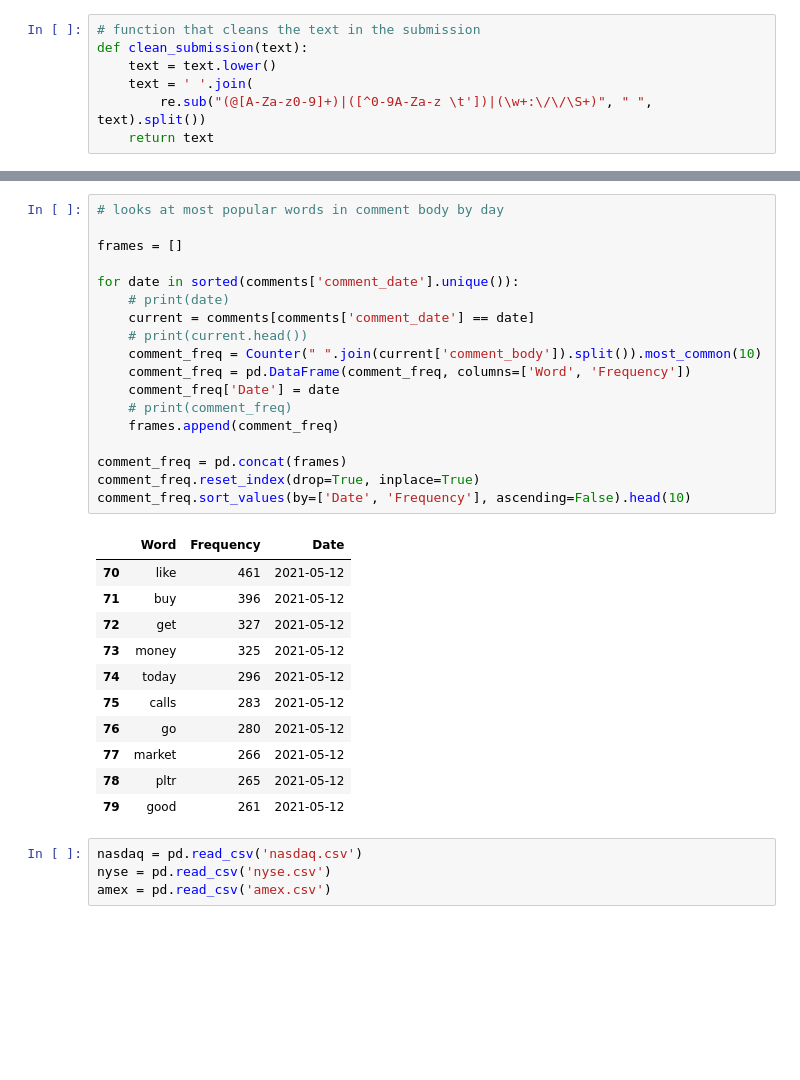
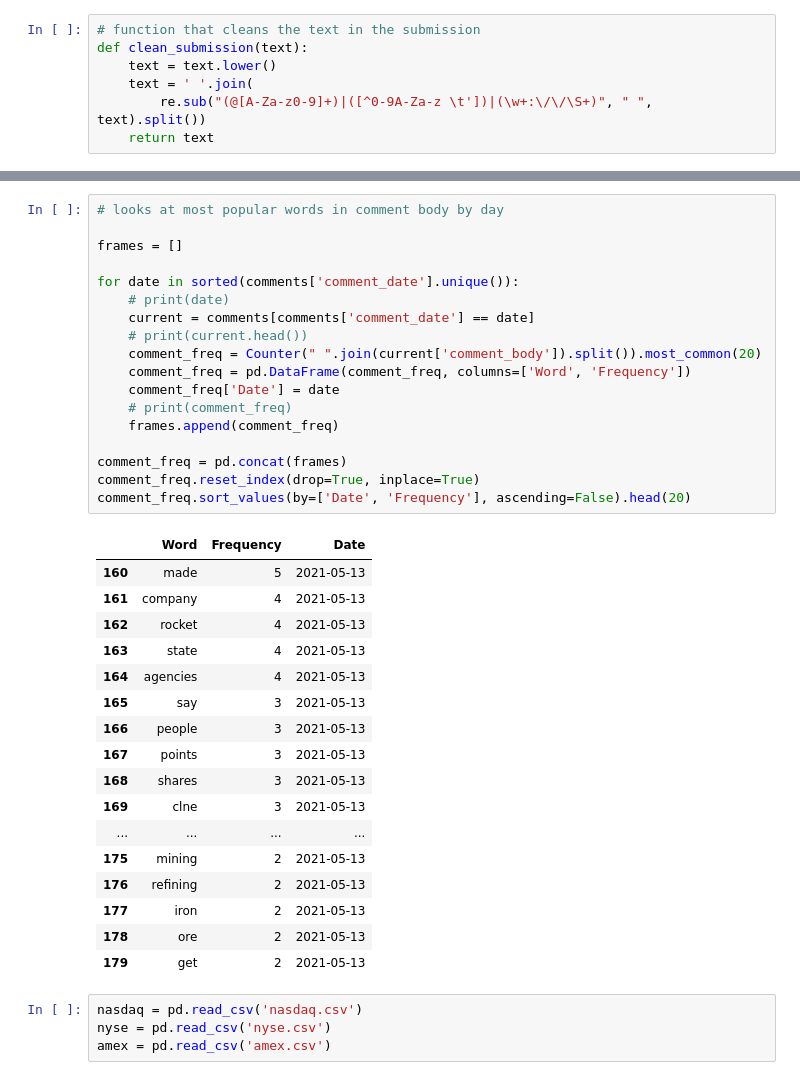
Before and after one commit to jbell1991/reddit-scraping, a Jupyter notebook: data-analysis.ipynb, the cells around one changed output, grey strips where cells are left out. Cells and saved outputs as stored; diff of their text form; blank space fills up the shorter version.

```diff
--- a/data-analysis.ipynb
+++ b/data-analysis.ipynb
@@ -316,33 +316,39 @@ comments.head()
 # %%
 # looks at most popular words in comment body by day
 
 frames = []
 
 for date in sorted(comments['comment_date'].unique()):
     # print(date)
     current = comments[comments['comment_date'] == date]
     # print(current.head())
-    comment_freq = Counter(" ".join(current['comment_body']).split()).most_common(10)
+    comment_freq = Counter(" ".join(current['comment_body']).split()).most_common(20)
     comment_freq = pd.DataFrame(comment_freq, columns=['Word', 'Frequency'])
     comment_freq['Date'] = date
     # print(comment_freq)
     frames.append(comment_freq)
 
 comment_freq = pd.concat(frames)
 comment_freq.reset_index(drop=True, inplace=True)
-comment_freq.sort_values(by=['Date', 'Frequency'], ascending=False).head(10)
+comment_freq.sort_values(by=['Date', 'Frequency'], ascending=False).head(20)
 # %% [output]
 |  | Word | Frequency | Date |
-| 70 | like | 461 | 2021-05-12 |
-| 71 | buy | 396 | 2021-05-12 |
-| 72 | get | 327 | 2021-05-12 |
-| 73 | money | 325 | 2021-05-12 |
-| 74 | today | 296 | 2021-05-12 |
-| 75 | calls | 283 | 2021-05-12 |
-| 76 | go | 280 | 2021-05-12 |
-| 77 | market | 266 | 2021-05-12 |
-| 78 | pltr | 265 | 2021-05-12 |
-| 79 | good | 261 | 2021-05-12 |
+| 160 | made | 5 | 2021-05-13 |
+| 161 | company | 4 | 2021-05-13 |
+| 162 | rocket | 4 | 2021-05-13 |
+| 163 | state | 4 | 2021-05-13 |
+| 164 | agencies | 4 | 2021-05-13 |
+| 165 | say | 3 | 2021-05-13 |
+| 166 | people | 3 | 2021-05-13 |
+| 167 | points | 3 | 2021-05-13 |
+| 168 | shares | 3 | 2021-05-13 |
+| 169 | clne | 3 | 2021-05-13 |
+| ... | ... | ... | ... |
+| 175 | mining | 2 | 2021-05-13 |
+| 176 | refining | 2 | 2021-05-13 |
+| 177 | iron | 2 | 2021-05-13 |
+| 178 | ore | 2 | 2021-05-13 |
+| 179 | get | 2 | 2021-05-13 |
 # %%
 nasdaq = pd.read_csv('nasdaq.csv')
 nyse = pd.read_csv('nyse.csv')
```
Also changed, not shown: parts of 21 cells of this notebook.
